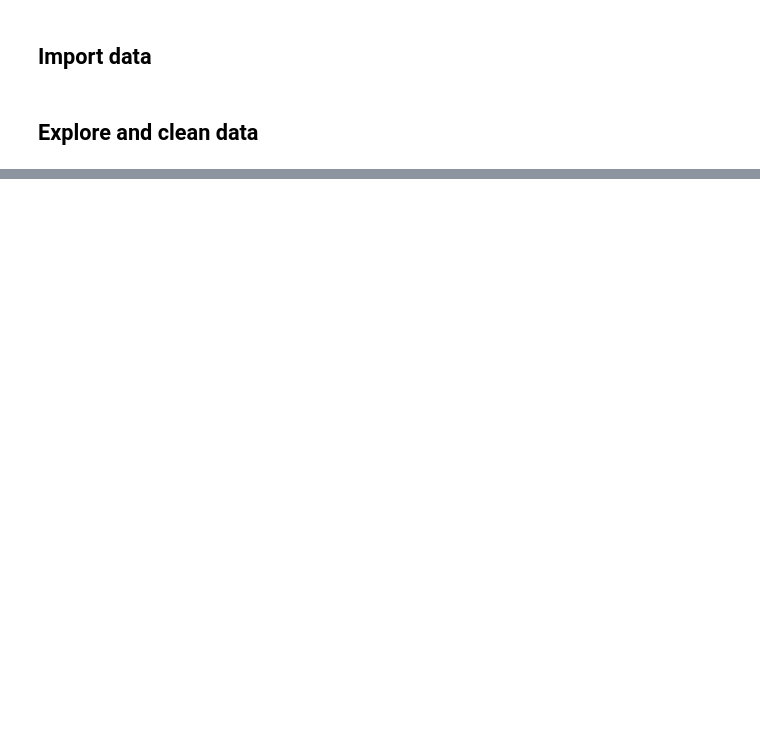
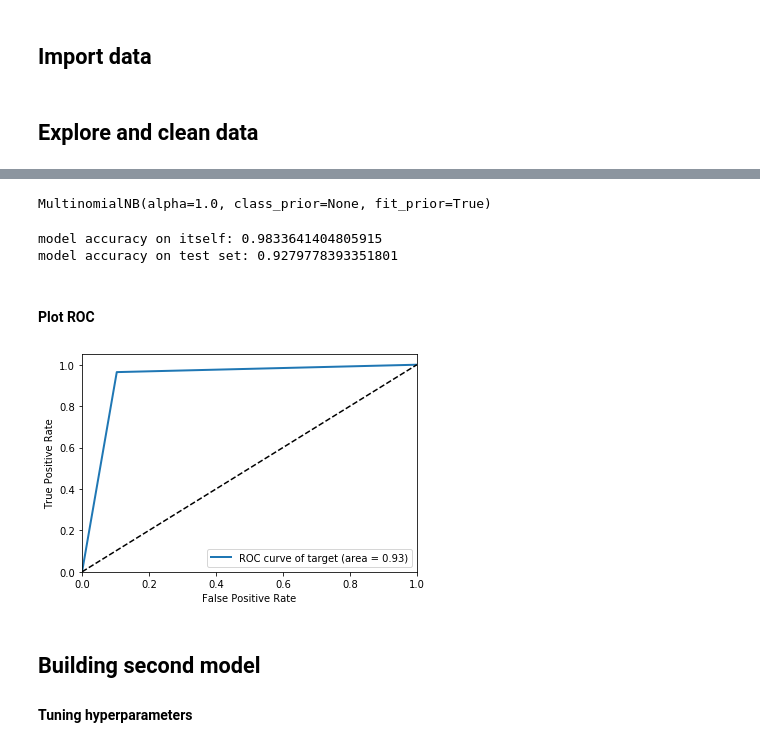
Before and after one commit to persocom01/GA-lessons, a Jupyter notebook: PROJECTS-AND-ASSIGNMENTS/project_3/code/02_data_cleaning_and_eda.ipynb, the cells around one changed output, grey strips where cells are left out. Cells and saved outputs as stored; diff of their text form; code cells hidden in the pictures; blank space fills up the shorter version.

```diff
--- a/PROJECTS-AND-ASSIGNMENTS/project_3/code/02_data_cleaning_and_eda.ipynb
+++ b/PROJECTS-AND-ASSIGNMENTS/project_3/code/02_data_cleaning_and_eda.ipynb
@@ -142,0 +125,12 @@ Index(['subreddit', 'author_fullname', 'saved', 'gilded', 'clicked', 'title',
+# %%
+tvec = TfidfVectorizer(stop_words=None, ngram_range=(
+    1, 1), max_df=0.85, min_df=2, max_features=2000)
+X_train_tvec = tvec.fit_transform(X_train)
+X_train_tvec = pd.DataFrame(X_train_tvec.toarray(),
+                            columns=tvec.get_feature_names())
+X_test_tvec = tvec.transform(X_test)
+X_test_tvec = pd.DataFrame(X_test_tvec.toarray(),
+                           columns=tvec.get_feature_names())
+print('TfidfVectorizer:')
+print(X_train_tvec.sum().sort_values(ascending=False)[:5])
+print()
@@ -142,0 +145,25 @@ Index(['subreddit', 'author_fullname', 'saved', 'gilded', 'clicked', 'title',
+# %%
+nb = MultinomialNB()
+# %%
+nb.fit(X_train_tvec, y_train)
+# %% [output]
+MultinomialNB(alpha=1.0, class_prior=None, fit_prior=True)
+# %%
+y_pred = nb.predict(X_test_tvec)
+# %%
+print('model accuracy on itself:', nb.score(X_train_tvec, y_train))
+print('model accuracy on test set:', nb.score(X_test_tvec, y_test))
+# %% [output]
+model accuracy on itself: 0.9833641404805915
+model accuracy on test set: 0.9279778393351801
+# %% [markdown]
+#### Plot ROC
+# %%
+roc = dp.Roc()
+roc.plot(y_test, y_pred)
+# %% [output]
+[figure, added]
+# %% [markdown]
+## Building second model
+
+#### Tuning hyperparameters
```
Also changed, not shown: parts of 48 cells of this notebook, 5 other files.
